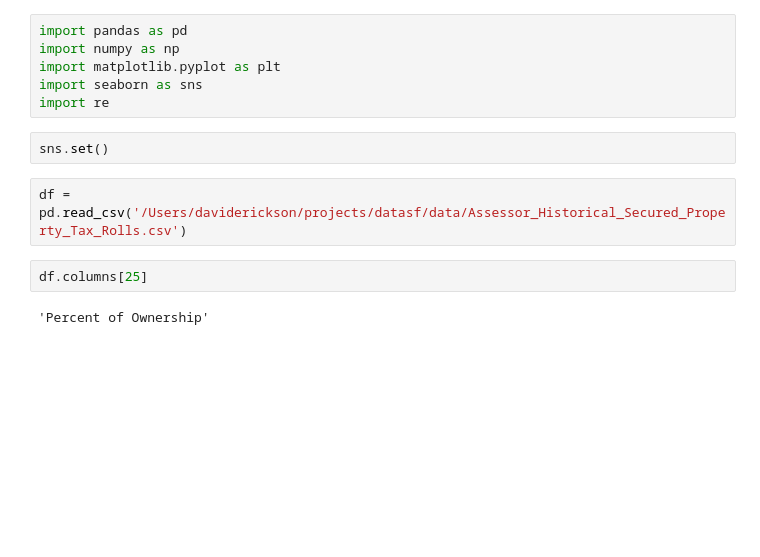
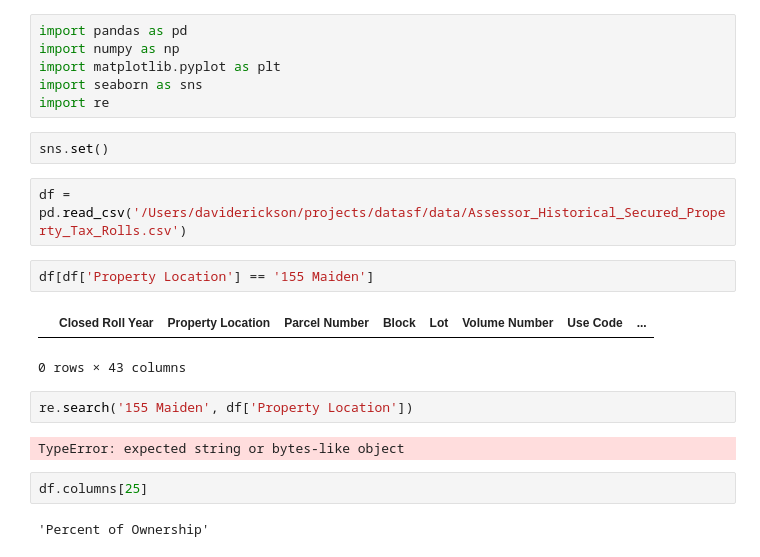
Before and after one commit to daericks/datasf, a Jupyter notebook: notebooks/property_tax_rolls-explore.ipynb, the cells around one changed output. Cells and saved outputs as stored; diff of their text form; blank space fills up the shorter version.

```diff
--- a/notebooks/property_tax_rolls-explore.ipynb
+++ b/notebooks/property_tax_rolls-explore.ipynb
@@ -10,6 +10,15 @@ import re
 sns.set()
 # %%
 df = pd.read_csv('/Users/daviderickson/projects/datasf/data/Assessor_Historical_Secured_Property_Tax_Rolls.csv')
+# %%
+df[df['Property Location'] == '155 Maiden']
+# %% [output]
+|  | Closed Roll Year | Property Location | Parcel Number | Block | Lot | Volume Number | Use Code | ... |
+0 rows × 43 columns
+# %%
+re.search('155 Maiden', df['Property Location'])
+# %% [output]
+TypeError: expected string or bytes-like object
 # %%
 df.columns[25]
 # %% [output]
```
